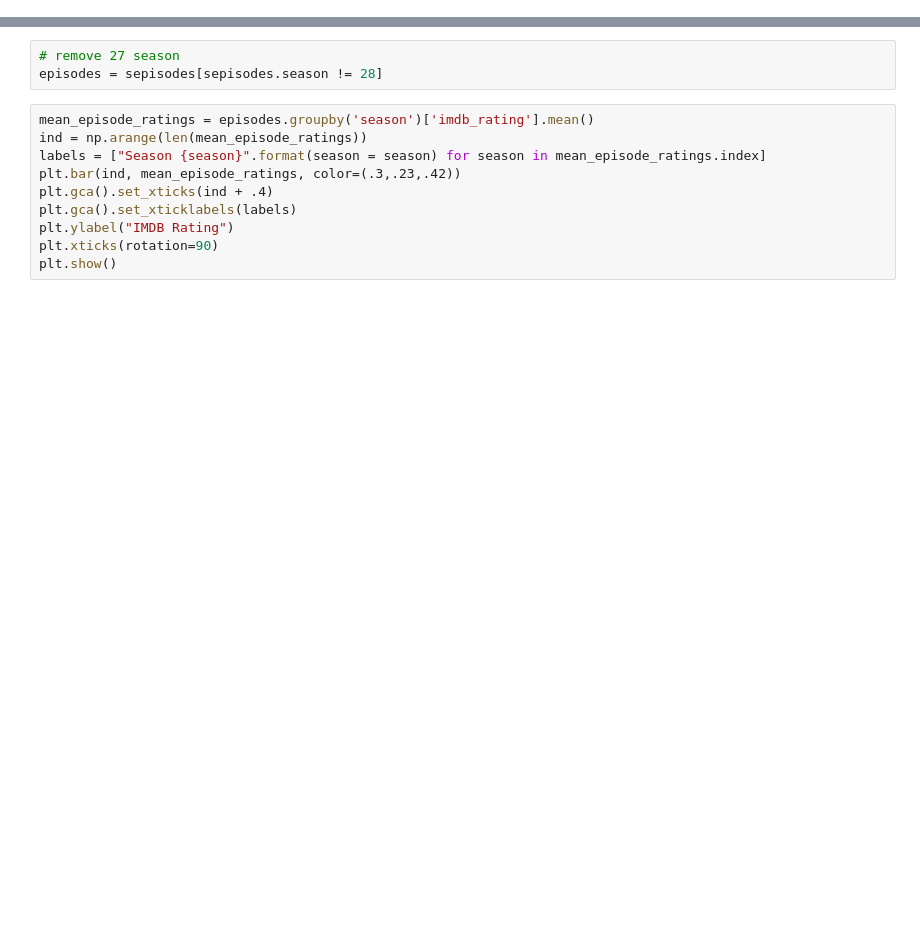
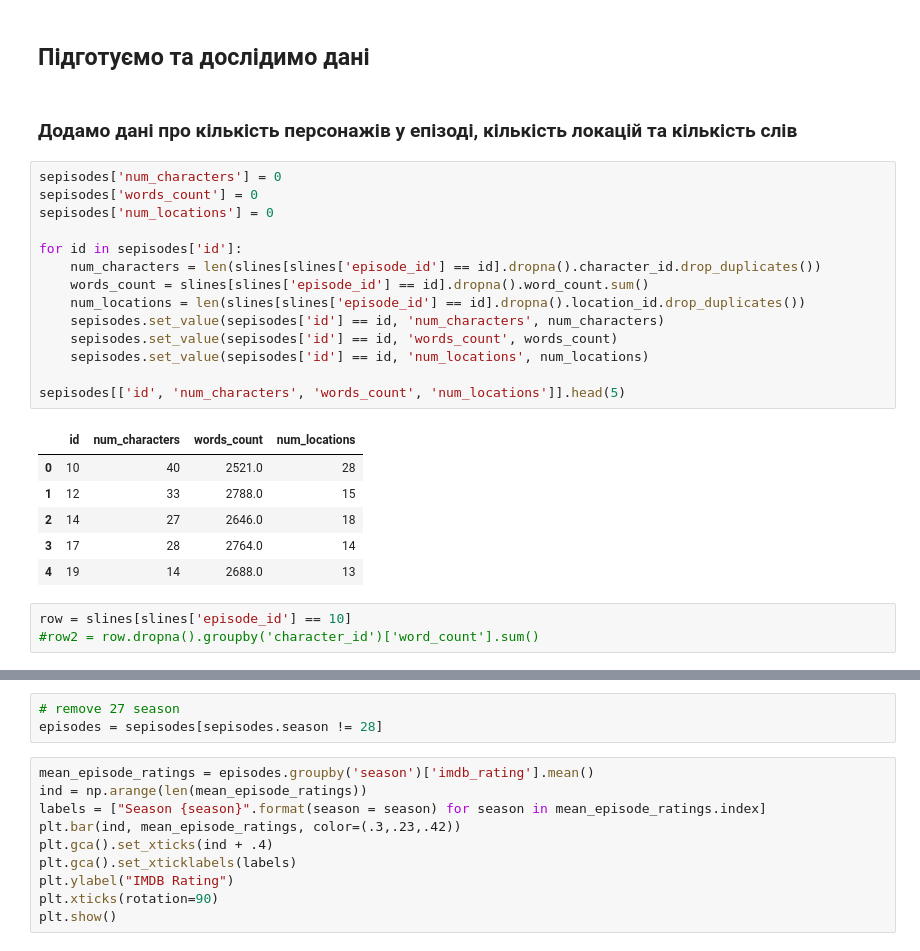
Before and after one commit to veraokhrimenko/simpson, a Jupyter notebook: simpsons.ipynb, the cells around one changed output, grey strips where cells are left out. Saved outputs shown, nothing was run; the diff lists cells and outputs as text; blank space fills up the shorter version.

```diff
--- a/simpsons.ipynb
+++ b/simpsons.ipynb
@@ -14,0 +40,28 @@ locations = pd.read_csv('simpsons_locations.csv', error_bad_lines=False, warn_ba
+# %% [markdown]
+## Підготуємо та дослідимо дані
+# %% [markdown]
+### Додамо дані про кількість персонажів у епізоді, кількість локацій та кількість слів
+# %%
+sepisodes['num_characters'] = 0
+sepisodes['words_count'] = 0
+sepisodes['num_locations'] = 0
+
+for id in sepisodes['id']:
+    num_characters = len(slines[slines['episode_id'] == id].dropna().character_id.drop_duplicates())
+    words_count = slines[slines['episode_id'] == id].dropna().word_count.sum()
+    num_locations = len(slines[slines['episode_id'] == id].dropna().location_id.drop_duplicates())
+    sepisodes.set_value(sepisodes['id'] == id, 'num_characters', num_characters)
+    sepisodes.set_value(sepisodes['id'] == id, 'words_count', words_count)
+    sepisodes.set_value(sepisodes['id'] == id, 'num_locations', num_locations)
+
+sepisodes[['id', 'num_characters', 'words_count', 'num_locations']].head(5)
+# %% [output]
+|  | id | num_characters | words_count | num_locations |
+| 0 | 10 | 40 | 2521.0 | 28 |
+| 1 | 12 | 33 | 2788.0 | 15 |
+| 2 | 14 | 27 | 2646.0 | 18 |
+| 3 | 17 | 28 | 2764.0 | 14 |
+| 4 | 19 | 14 | 2688.0 | 13 |
+# %%
+row = slines[slines['episode_id'] == 10]
+#row2 = row.dropna().groupby('character_id')['word_count'].sum()
```
Also changed, not shown: parts of 15 cells of this notebook, 1 other file.
